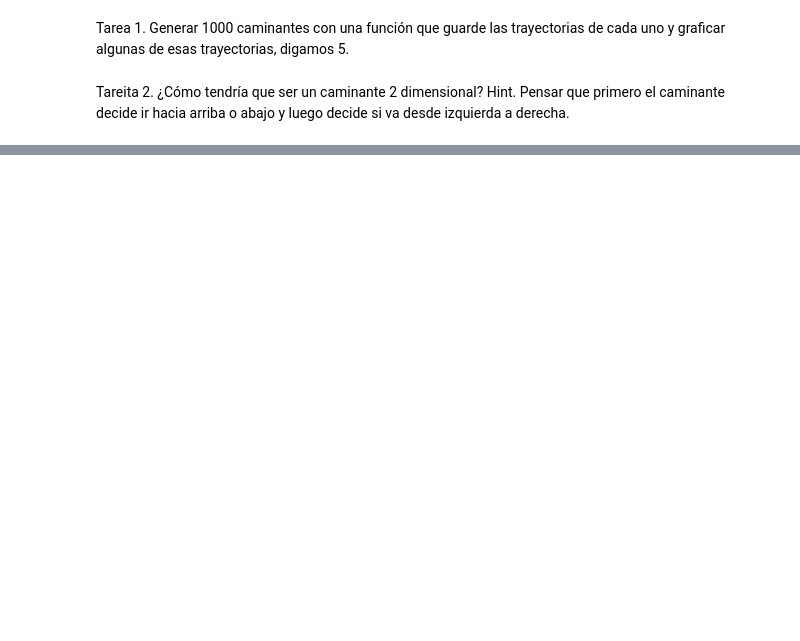
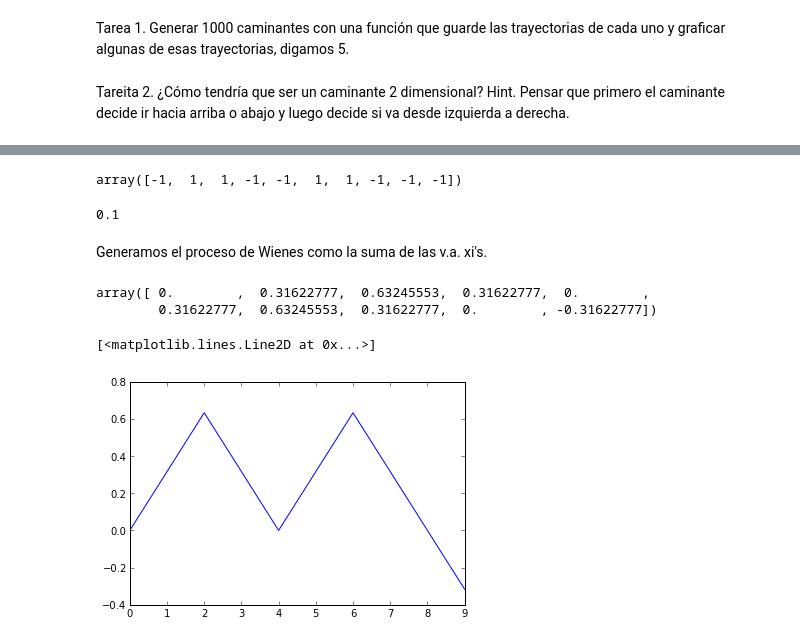
Before and after one commit to ereyesh/procesos, a Jupyter notebook: practicas/04 Caminantes aleatorios.ipynb, the cells around one changed output, grey strips where cells are left out. Saved outputs shown, nothing was run; the diff lists cells and outputs as text; code cells hidden in the pictures; blank space fills up the shorter version.

```diff
--- a/practicas/04 Caminantes aleatorios.ipynb
+++ b/practicas/04 Caminantes aleatorios.ipynb
@@ -63,0 +80,3 @@ Tareita 2. ¿Cómo tendría que ser un caminante 2 dimensional? Hint. Pensar que
+# %%
+W = np.zeros(N)
+W
@@ -63,0 +90,20 @@ Tareita 2. ¿Cómo tendría que ser un caminante 2 dimensional? Hint. Pensar que
+# %%
+u = 2*(random.uniform(size=10)<0.5) - 1
+u
+# %% [output]
+array([-1,  1,  1, -1, -1,  1,  1, -1, -1, -1])
+# %%
+delta_t = 1./N
+delta_t
+# %% [output]
+0.1
+# %% [markdown]
+Generamos el proceso de Wienes como la suma de las v.a. xi's.
+# %%
+for j in xrange(1, N):
+    W[j] = W[j-1] + np.sqrt(delta_t)*u[j]
+# %%
+W
+# %% [output]
+array([ 0.        ,  0.31622777,  0.63245553,  0.31622777,  0.        ,
+        0.31622777,  0.63245553,  0.31622777,  0.        , -0.31622777])
@@ -63,0 +114,5 @@ Tareita 2. ¿Cómo tendría que ser un caminante 2 dimensional? Hint. Pensar que
+# %%
+plt.plot(W)
+# %% [output]
+[<matplotlib.lines.Line2D at 0x...>]
+[figure, added]
```
Also changed, not shown: parts of 18 cells of this notebook, 2 other files.
